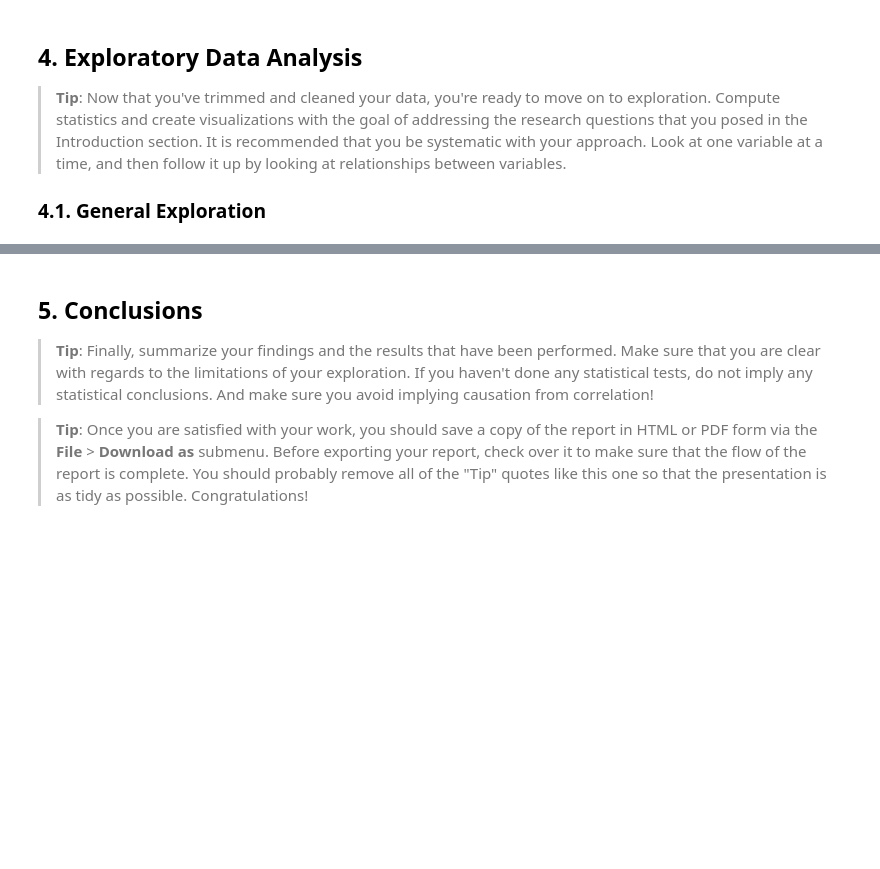
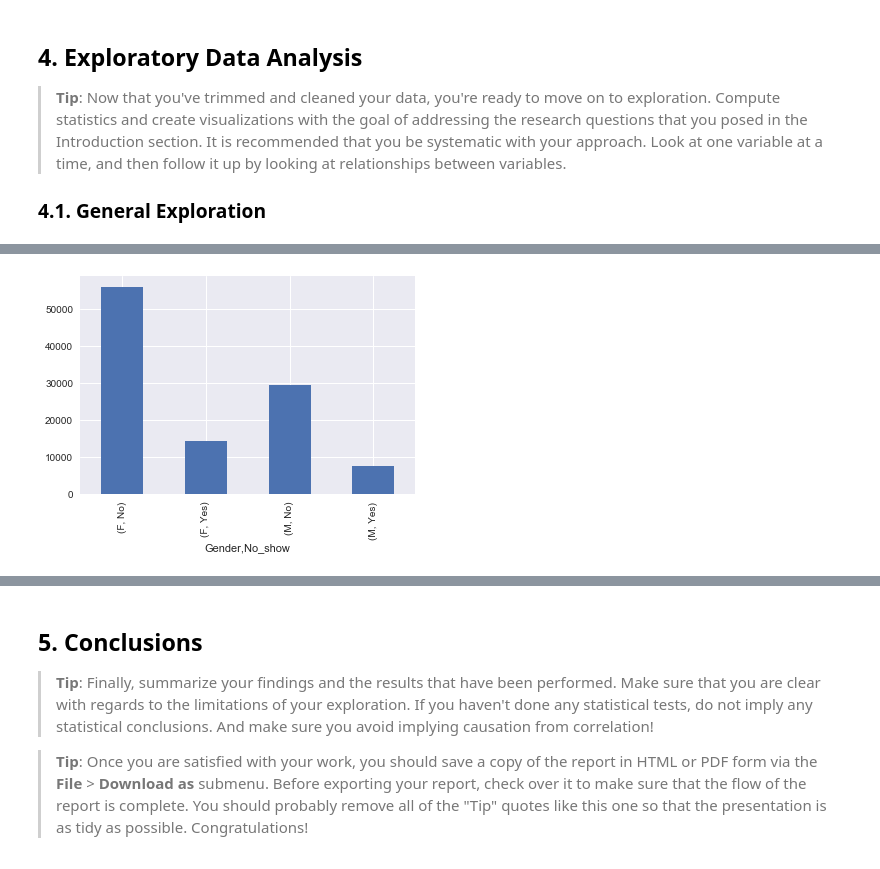
Before and after one commit to walidsi/Udacity_ADA, a Jupyter notebook: No_Show_Appointments_Analysis.ipynb, the cells around one changed output, grey strips where cells are left out. Saved outputs shown, nothing was run; the diff lists cells and outputs as text; code cells hidden in the pictures; blank space fills up the shorter version.

```diff
--- a/No_Show_Appointments_Analysis.ipynb
+++ b/No_Show_Appointments_Analysis.ipynb
@@ -248,0 +273,5 @@ df['Gender'].value_counts().plot(kind='bar', ax=ax[1], xlabel='Gender')
+# %%
+# Check no-show by gender
+group_counts.plot(kind='bar');
+# %% [output]
+[figure, added]
```
Also changed, not shown: parts of 17 cells of this notebook.
